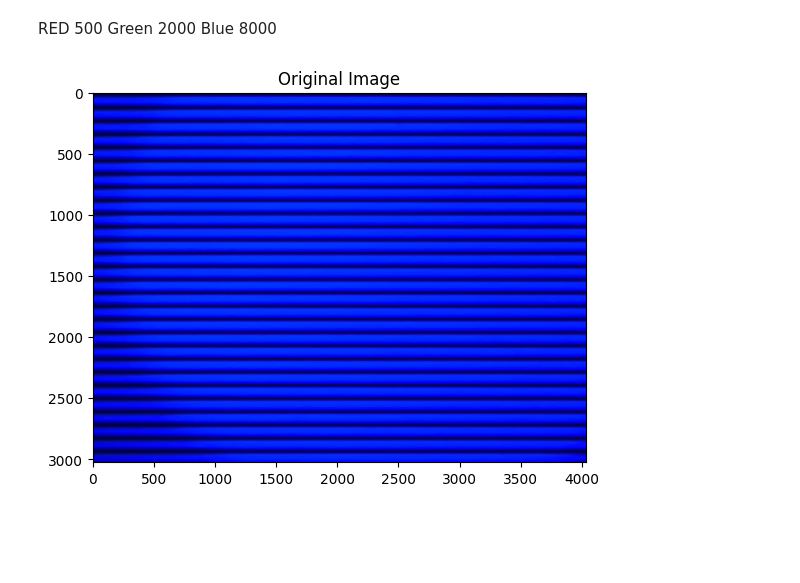
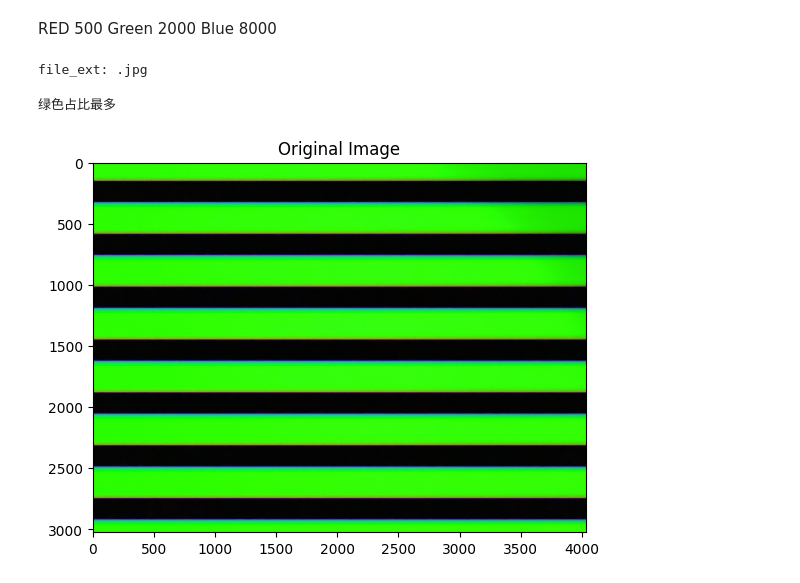
Before and after one commit to herryqyh/RollingShutterTestSuite, a Jupyter notebook: Rolling shutter.ipynb, the cells around one changed output. Saved outputs shown, nothing was run; the diff lists cells and outputs as text; code cells hidden in the pictures; blank space fills up the shorter version.

Commit message:
Add video support and auto Base Frequency detect

```diff
--- a/Rolling shutter.ipynb
+++ b/Rolling shutter.ipynb
@@ -12,17 +11,7 @@ from IPython.display import HTML
 # %% [markdown]
 RED 500 Green 2000 Blue 8000
 # %%
-# #频率
-# Base_Freq = 500 #in Hz
 # # 加载图像
 # image_path = 'Red.jpg'
-
-# #频率
-# Base_Freq = 2000 #in Hz
-# # 加载图像
-# image_path = 'Green.jpg'
-
-#频率
-Base_Freq = 8000 #in Hz
-# 加载图像
-image_path = 'Blue.jpg'
+image_path = 'Green.jpg'
+# image_path = 'Blue.jpg'
@@ -31,16 +18,72 @@ image_path = 'Blue.jpg'
+# %%
+def read_image_or_video(input_path):
+    # 获取文件扩展名
+    file_ext = os.path.splitext(input_path)[1].lower()
+    print(f"file_ext: {file_ext}")
+    # 如果文件是图像格式，直接读取图像
+    if file_ext in ['.png', '.jpg', '.jpeg', '.bmp', '.tiff']:
+        image = cv2.imread(input_path)
+        if image is None:
+            print(f"无法读取图像文件: {input_path}")
+        return image
+
+    # 如果文件是视频格式，读取第一帧
+    elif file_ext in ['.mp4', '.avi', '.mov', '.mkv', '.flv', '.wmv']:
+        cap = cv2.VideoCapture(input_path)
+        if not cap.isOpened():
+            print(f"无法打开视频文件: {input_path}")
+            return None
+
+        ret, frame = cap.read()  # 读取视频的第一帧
+        cap.release()  # 释放视频资源
+
+        if ret:
+            return frame
+        else:
+            print("无法读取视频的第一帧")
+            return None
+
+    else:
+        print("不支持的文件格式")
+        return None
+
+image = read_image_or_video(image_path)
+# %% [output]
+file_ext: .jpg
 # %%
 
-image = cv2.imread(image_path)
+#image = cv2.imread(image_path)
 
 # 将图像从BGR转换为RGB以便于matplotlib显示
 image_rgb = cv2.cvtColor(image, cv2.COLOR_BGR2RGB)
 
+# 分别提取 R, G, B 三个通道
+r_channel = image_rgb[:, :, 0]  # 红色通道
+g_channel = image_rgb[:, :, 1]  # 绿色通道
+b_channel = image_rgb[:, :, 2]  # 蓝色通道
+
+# 计算每个通道的像素总和
+r_sum = np.sum(r_channel)
+g_sum = np.sum(g_channel)
+b_sum = np.sum(b_channel)
+
+# 输出哪个颜色占比最多
+if r_sum > g_sum and r_sum > b_sum:
+    Base_Freq = 500 #in Hz
+    print("红色占比最多")
+elif g_sum > r_sum and g_sum > b_sum:
+    Base_Freq = 2000 #in Hz
+    print("绿色占比最多")
+else:
+    Base_Freq = 8000 #in Hz
+    print("蓝色占比最多")
 # 显示图像
 plt.imshow(image_rgb)
 plt.title('Original Image')
 plt.show()
 # %% [output]
+绿色占比最多
-[figure, old version]
+[figure, new version]
 # %%
 gray_image = cv2.normalize(cv2.cvtColor(image, cv2.COLOR_BGR2GRAY), None, 0, 255, cv2.NORM_MINMAX)
 
```
Also changed, not shown: parts of 8 cells of this notebook.
